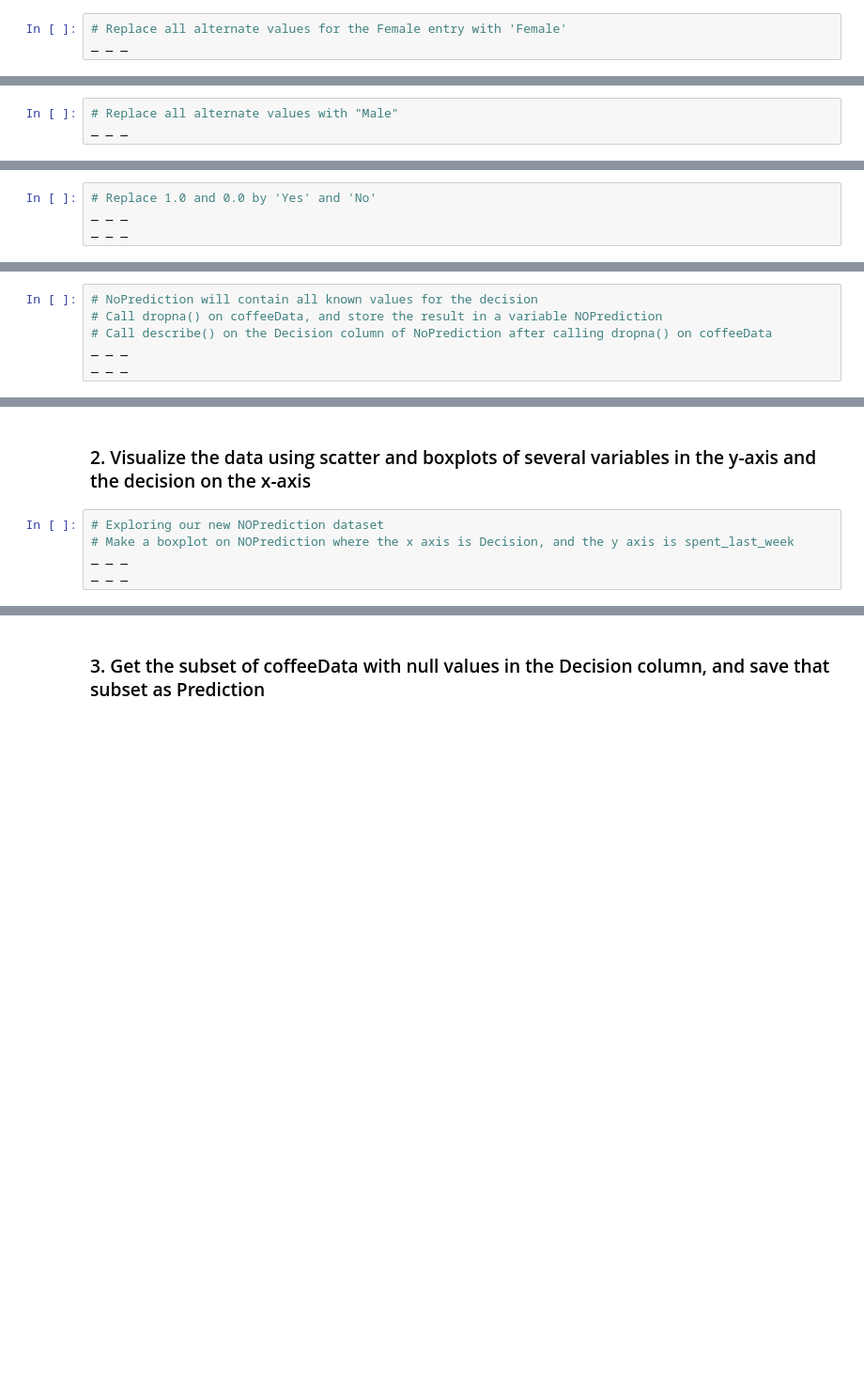
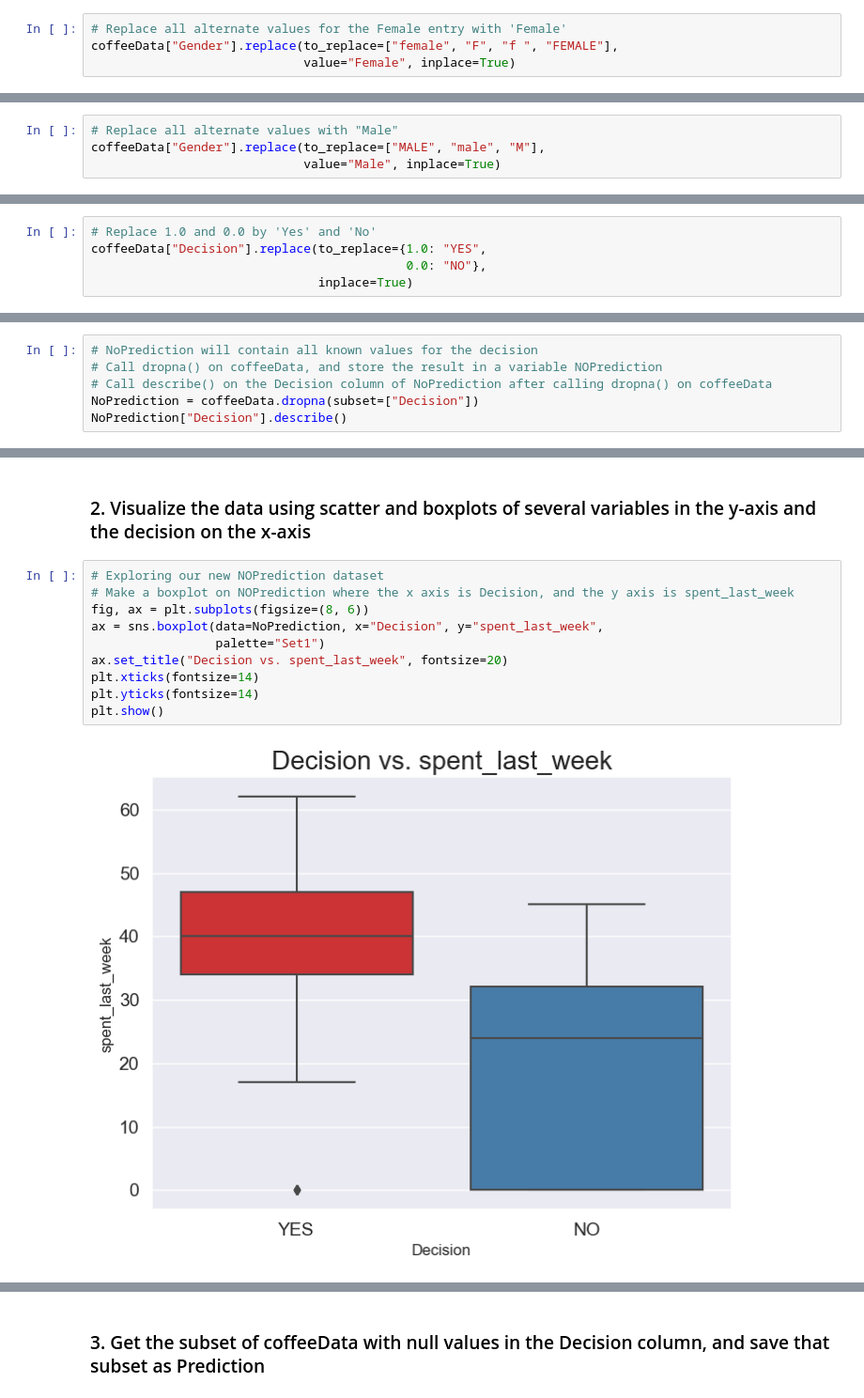
Before and after one commit to rcepedaraza/specialy-coffe-case-study, a Jupyter notebook: notebooks/Decision Tree Specialty Coffee Case Study.ipynb, the cells around one changed output, grey strips where cells are left out. Shown: that part at 94% size. Drawn from its saved outputs; the diff is of its cells as text; blank space fills up the shorter version.

Commit message:
Clean, transform and visualize the dataset

```diff
--- a/notebooks/Decision Tree Specialty Coffee Case Study.ipynb
+++ b/notebooks/Decision Tree Specialty Coffee Case Study.ipynb
@@ -173,6 +209,7 @@ We can see a bunch of inconsistency here.
 Use replace() to make the values of the `gender` column just `Female` and `Male`.
 # %%
 # Replace all alternate values for the Female entry with 'Female'
-_ _ _
+coffeeData["Gender"].replace(to_replace=["female", "F", "f ", "FEMALE"],
+                             value="Female", inplace=True)
 # %%
 # Check out the unique values for the 'gender' column
@@ -180,5 +224,6 @@ _ _ _
 # %%
 # Replace all alternate values with "Male"
-_ _ _
+coffeeData["Gender"].replace(to_replace=["MALE", "male", "M"],
+                             value="Male", inplace=True)
 # %%
 # Let's check the unique values of the column "gender"
@@ -190,7 +244,8 @@ _ _ _
 We now want to replace `1.0` and `0.0` in the `Decision` column by `YES` and `NO` respectively.
 # %%
 # Replace 1.0 and 0.0 by 'Yes' and 'No'
-_ _ _
-_ _ _
+coffeeData["Decision"].replace(to_replace={1.0: "YES",
+                                           0.0: "NO"},
+                               inplace=True)
 # %%
 # Check that our replacing those values with 'YES' and 'NO' worked, with unique()
@@ -209,5 +281,5 @@ To execute the train/test split properly, we need to do five things:
 # NoPrediction will contain all known values for the decision
 # Call dropna() on coffeeData, and store the result in a variable NOPrediction
 # Call describe() on the Decision column of NoPrediction after calling dropna() on coffeeData
-_ _ _
-_ _ _
+NoPrediction = coffeeData.dropna(subset=["Decision"])
+NoPrediction["Decision"].describe()
@@ -216,5 +294,12 @@ _ _ _
 # %%
 # Exploring our new NOPrediction dataset
 # Make a boxplot on NOPrediction where the x axis is Decision, and the y axis is spent_last_week
-_ _ _
-_ _ _
+fig, ax = plt.subplots(figsize=(8, 6))
+ax = sns.boxplot(data=NoPrediction, x="Decision", y="spent_last_week",
+                 palette="Set1")
+ax.set_title("Decision vs. spent_last_week", fontsize=20)
+plt.xticks(fontsize=14)
+plt.yticks(fontsize=14)
+plt.show()
+# %% [output]
+[figure, added]
```
Also changed, not shown: parts of 25 cells of this notebook.
